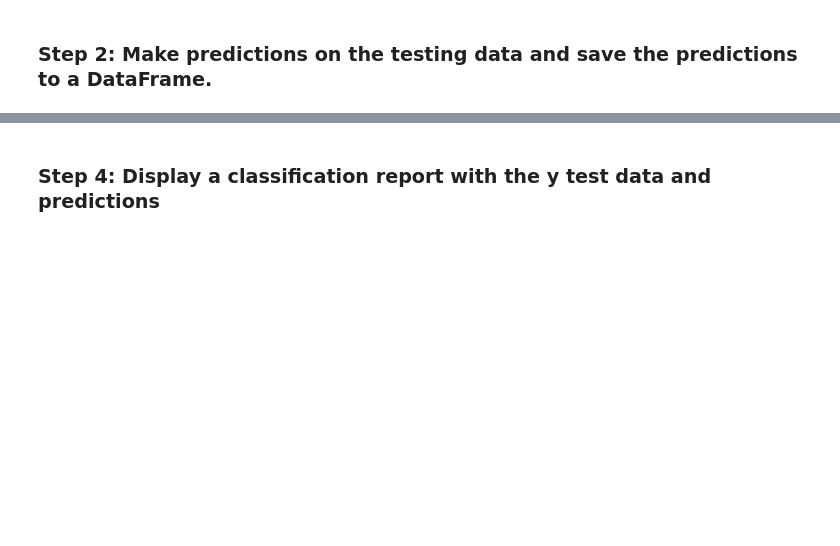
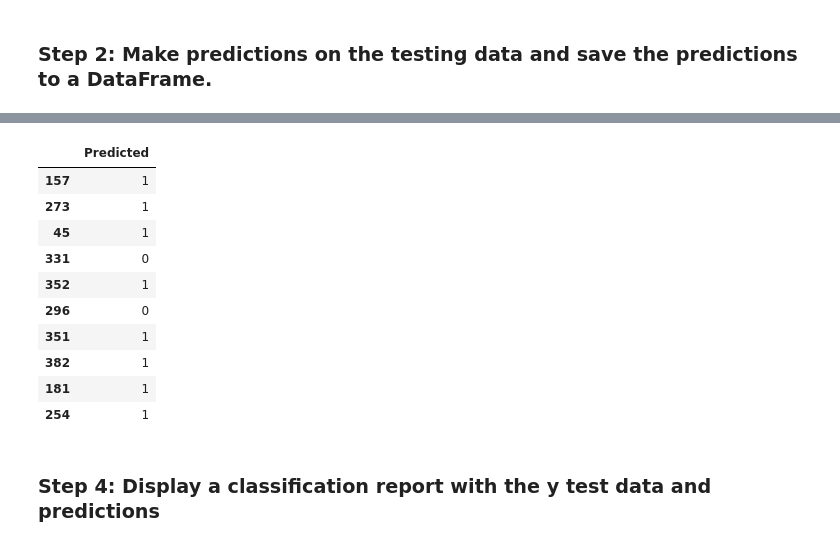
Before and after one commit to aka-Cairo/neural-network-challenge-1, a Jupyter notebook: student_loans_with_deep_learning.ipynb, the cells around one changed output, grey strips where cells are left out. Drawn from its saved outputs; the diff is of its cells as text; code cells hidden in the pictures; blank space fills up the shorter version.

```diff
--- a/student_loans_with_deep_learning.ipynb
+++ b/student_loans_with_deep_learning.ipynb
@@ -216,3 +216,8 @@ Model saved to student_loans.keras
 path = 'student_loans.keras'
 
 # Load the model to a new object
+from tensorflow.keras.models import load_model
+loaded_model = load_model(path)
+
+# Verify the loaded model
+loaded_model.summary()
@@ -220,6 +241,7 @@ path = 'student_loans.keras'
 ### Step 2: Make predictions on the testing data and save the predictions to a DataFrame.
 # %%
 # Make predictions with the test data
-
+predictions = loaded_model.predict(X_test_scaled,verbose=2)
 
 # Display a sample of the predictions
+predictions
@@ -226,5 +267,21 @@ path = 'student_loans.keras'
 # %%
 # Save the predictions to a DataFrame and round the predictions to binary results
+predictions_df = pd.DataFrame((predictions > 0.5).astype("int32"), columns=["Predicted"])
+
+# Display a sample of the predictions
+predictions_df.sample(10)
+# %% [output]
+|  | Predicted |
+| 157 | 1 |
+| 273 | 1 |
+| 45 | 1 |
+| 331 | 0 |
+| 352 | 1 |
+| 296 | 0 |
+| 351 | 1 |
+| 382 | 1 |
+| 181 | 1 |
+| 254 | 1 |
 # %% [markdown]
 ### Step 4: Display a classification report with the y test data and predictions
 # %%
```
Also changed, not shown: parts of 8 cells of this notebook, 1 other file.
